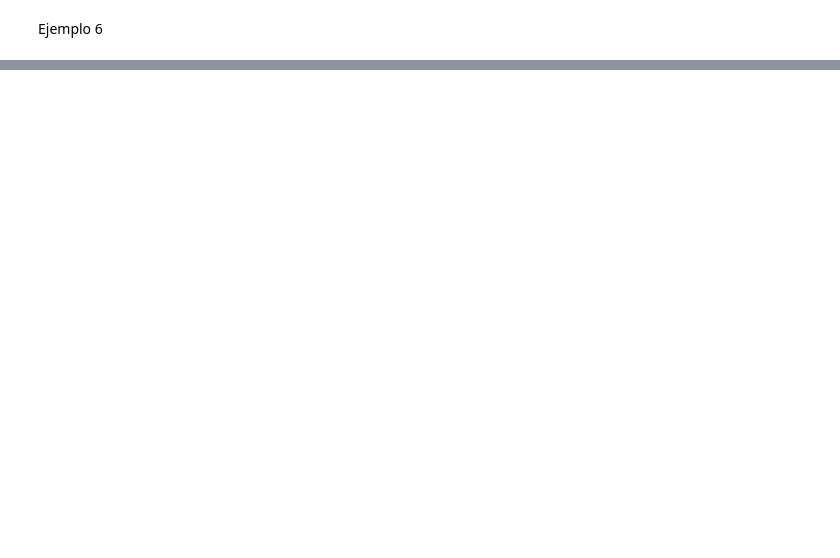
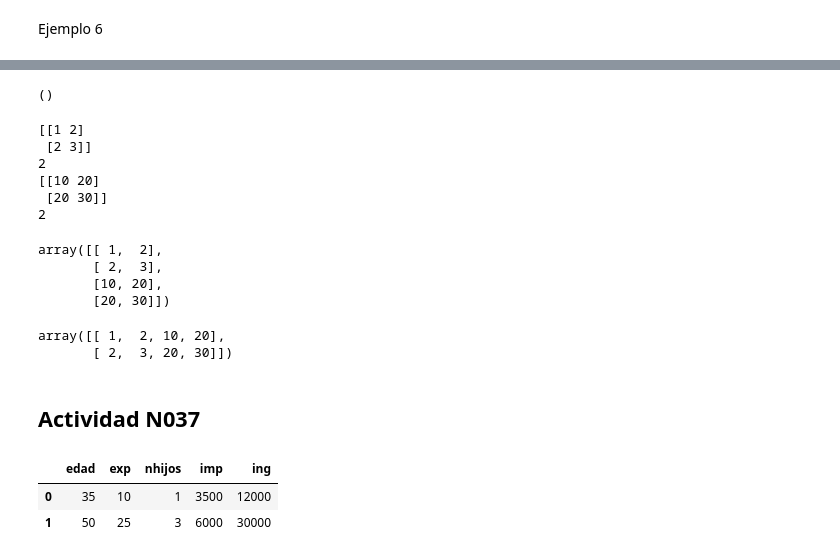
Before and after one commit to evaristo2020/Python-Clases-UTEC-2025, a Jupyter notebook: [5]_Programa_Python_UTEC_Sesion06_Sesion07_Numpy.ipynb, the cells around one changed output, grey strips where cells are left out. Cells and saved outputs as stored; diff of their text form; code cells hidden in the pictures; blank space fills up the shorter version.

```diff
--- a/[5]_Programa_Python_UTEC_Sesion06_Sesion07_Numpy.ipynb
+++ b/[5]_Programa_Python_UTEC_Sesion06_Sesion07_Numpy.ipynb
@@ -565,0 +767,53 @@ Valores seleccionados: [11 12 13]
+# %%
+mat_11[0][2,-1].shape # no es Matriz
+# %% [output]
+()
+# %%
+# Dos matrices 2D
+m1 = np.array([[1,2],[2,3]])
+m2 = np.array([[10,20],[20,30]])
+
+print(m1)
+print(m1.ndim)
+print(m2)
+print(m2.ndim)
+# %% [output]
+[[1 2]
+ [2 3]]
+2
+[[10 20]
+ [20 30]]
+2
+# %%
+np.concatenate([m1,m2],axis=0) # Matriz 2D / m1 encima m2
+# %% [output]
+array([[ 1,  2],
+       [ 2,  3],
+       [10, 20],
+       [20, 30]])
+# %%
+np.concatenate([m1,m2],axis=1) # Matriz 2D / m1 al lado m2
+# %% [output]
+array([[ 1,  2, 10, 20],
+       [ 2,  3, 20, 30]])
+# %% [markdown]
+## Actividad N037
+# %%
+import pandas as pd
+
+# Diccionario
+d_tmp = {
+    'edad':[35,50,23,42],
+    'exp':[10,25,2,15],
+    'nhijos':[1,3,0,2],
+    'imp':[3500,6000,50,1000],
+    'ing':[12000,30000,1500,2800]
+}
+
+# Convierto el Diccionario en un DataFrame (Base de datos)
+df_tmp = pd.DataFrame(d_tmp)
+df_tmp.head(2)
+# %% [output]
+|  | edad | exp | nhijos | imp | ing |
+| 0 | 35 | 10 | 1 | 3500 | 12000 |
+| 1 | 50 | 25 | 3 | 6000 | 30000 |
```
Also changed, not shown: parts of 89 cells of this notebook.
